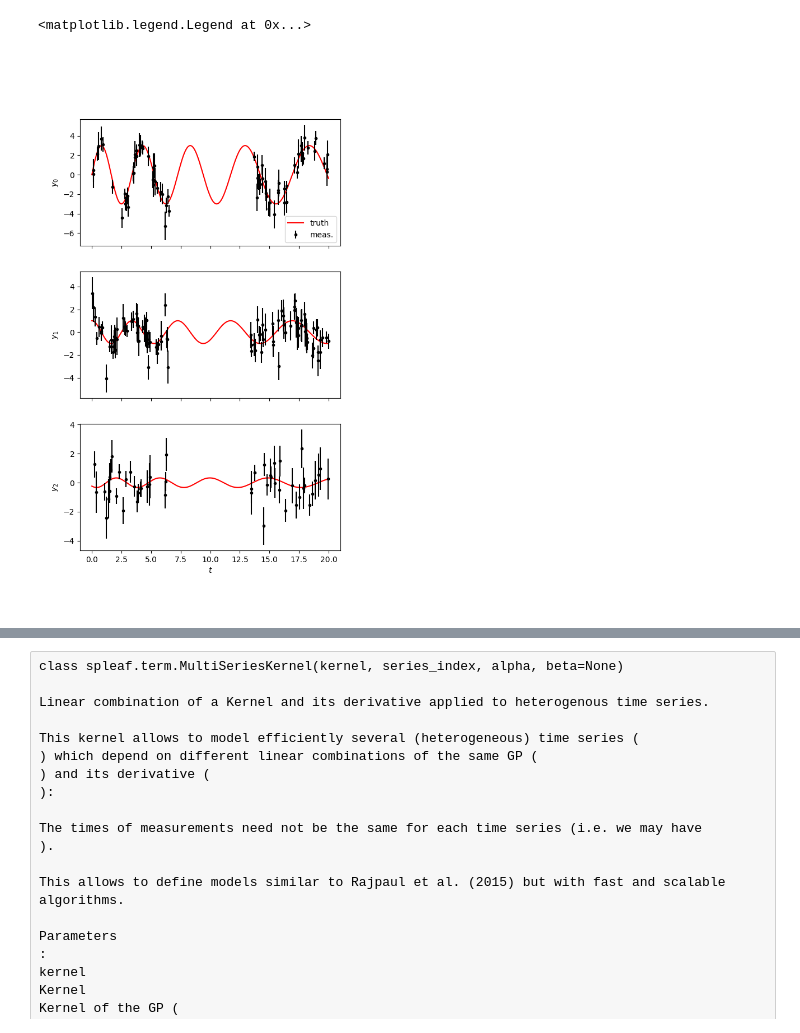
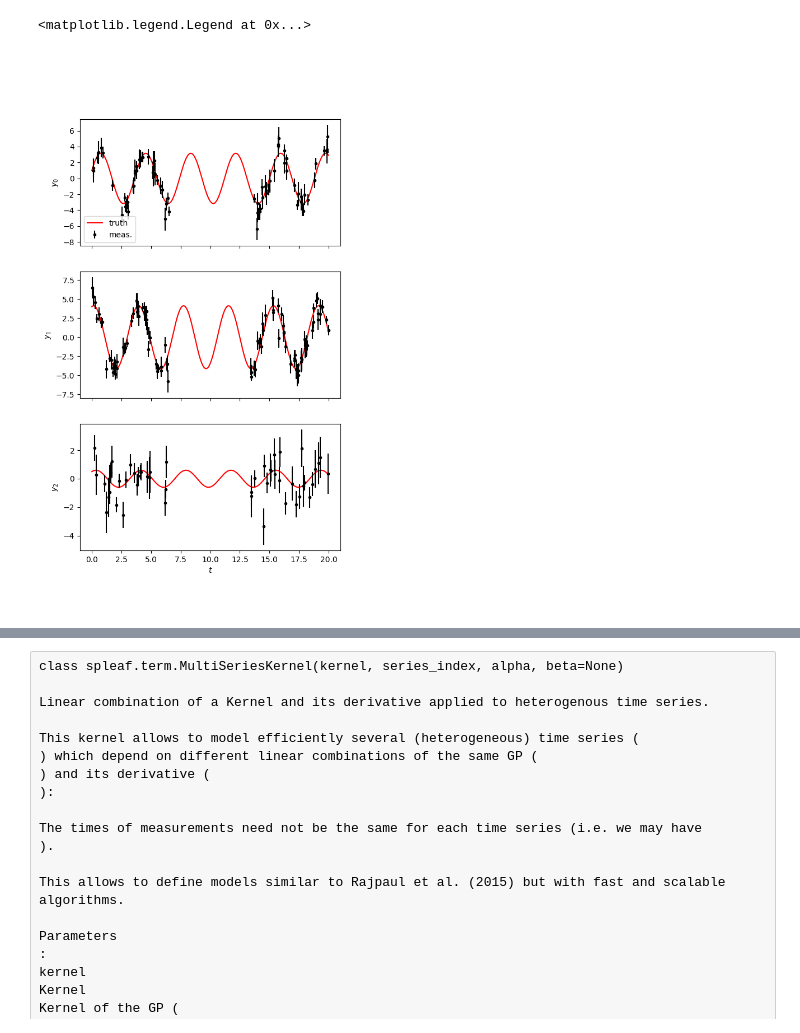
Before and after one commit to LucaMalavolta/PyORBIT, a Jupyter notebook: development/spleaf/test_ESP.ipynb, the cells around one changed output, grey strips where cells are left out. Cells and saved outputs as stored; diff of their text form; code cells hidden in the pictures.

```diff
--- a/development/spleaf/test_ESP.ipynb
+++ b/development/spleaf/test_ESP.ipynb
@@ -7,45 +7,8 @@ np.random.seed(0)
 
 # Settings
 P0 = 3.8
-dP = 1.25
+Pdec = 1000
 tmax = 20
 amp = [3.0, 1.0, 0.33]
-phase = [0, np.pi / 2, -3*np.pi / 4]
+der = [1.0, 4.0, 0.5]
 nt = [75, 100, 50]
-
-# True signal
-tsmooth = np.linspace(0, tmax, 2000)
-Psmooth = P0 + dP * (tsmooth / tmax - 1 / 2)
-Ysignal = [
-  ak * np.sin(2 * np.pi * tsmooth / Psmooth + pk)
-  for ak, pk in zip(amp, phase)
-]
-
-# Generate observations calendars
-T = [
-  np.sort(
-  np.concatenate((np.random.uniform(0, tmax / 3,
-  ntk // 2), np.random.uniform(2 * tmax / 3, tmax, (ntk + 1) // 2))))
-  for ntk in nt
-]
-
-# Generate measurements with white noise
-Yerr = [np.random.uniform(0.5, 1.5, ntk) for ntk in nt]
-P = [P0 + dP * (tk / tmax - 1 / 2) for tk in T]
-Y = [
-  amp[k] * np.sin(2 * np.pi * T[k] / P[k] + phase[k]) +
-  np.random.normal(0, Yerr[k]) for k in range(3)
-]
-
-# Plot
-_, axs = plt.subplots(3, 1, sharex=True, figsize=(6, 10))
-for k in range(3):
-  ax = axs[k]
-  ax.plot(tsmooth, Ysignal[k], 'r', label='truth')
-  ax.errorbar(T[k], Y[k], Yerr[k], fmt='.', color='k', label='meas.')
-  ax.set_ylabel(f'$y_{k}$')
-ax.set_xlabel('$t$')
-axs[0].legend()
-# %% [output]
-<matplotlib.legend.Legend at 0x...>
-[figure, removed]
@@ -51,0 +18,35 @@ axs[0].legend()
+# %%
+# True signal
+tsmooth = np.linspace(0, tmax, 2000)
+Ysignal = [
+  func_deriv(tsmooth, P0, ak, dk)
+  for ak, dk in zip(amp, der)
+]
+
+
+# Generate observations calendars
+T = [
+  np.sort(
+  np.concatenate((np.random.uniform(0, tmax / 3,
+  ntk // 2), np.random.uniform(2 * tmax / 3, tmax, (ntk + 1) // 2))))
+  for ntk in nt
+]
+
+# Generate measurements with white noise
+Yerr = [np.random.uniform(0.5, 1.5, ntk) for ntk in nt]
+Y = [ func_deriv(T[k], P0, amp[k], der[k]) +
+  np.random.normal(0, Yerr[k]) for k in range(3)
+]
+
+# Plot
+_, axs = plt.subplots(3, 1, sharex=True, figsize=(6, 10))
+for k in range(3):
+  ax = axs[k]
+  ax.plot(tsmooth, Ysignal[k], 'r', label='truth')
+  ax.errorbar(T[k], Y[k], Yerr[k], fmt='.', color='k', label='meas.')
+  ax.set_ylabel(f'$y_{k}$')
+ax.set_xlabel('$t$')
+axs[0].legend()
+# %% [output]
+<matplotlib.legend.Legend at 0x...>
+[figure, added]
```
Also changed, not shown: parts of 10 cells of this notebook, 6 other files.
